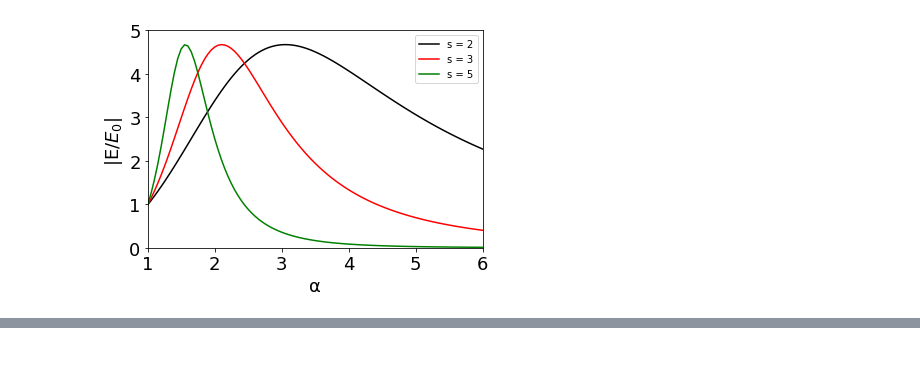
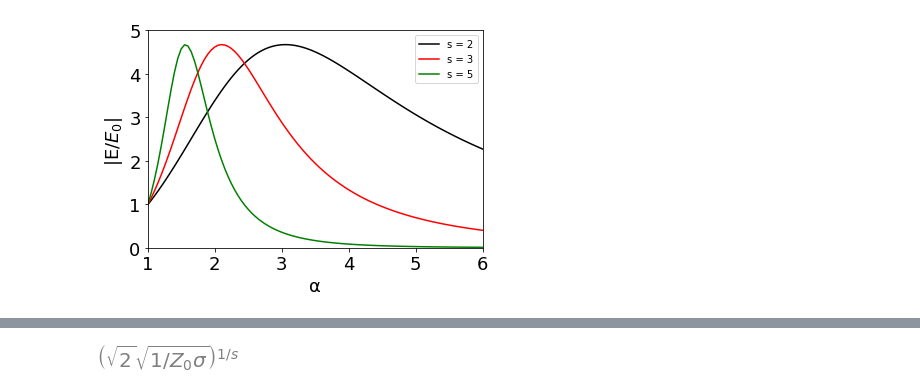
Before and after one commit to ukhtary30/transfer-matrix, a Jupyter notebook: TF.ipynb, the cells around one changed output, grey strips where cells are left out. Cells and saved outputs as stored; diff of their text form; code cells hidden in the pictures; blank space fills up the shorter version.

```diff
--- a/TF.ipynb
+++ b/TF.ipynb
@@ -130,3 +130,14 @@ plt.show()
 # %% [output]
 [figure]
 [figure]
+# %%
+#################################################
+
+# The derivation of the analytical results is given in the supplemental material of the paper. Here we will plot the value of alpha that gives the maximum absorption as a function of s
+
+
+# Let us use sympy
+
+import sympy
+sympy.init_session()
+s, al, Z0, sigm = symbols("s alpha Z0 sigma")
@@ -132,0 +156,9 @@ plt.show()
+# %%
+
+A = 4 * al**(2*s)* Z0 * sigm / (2 + al**(2*s) *Z0 * sigm)**2 # the analytical formula for Absorption
+B = diff(A,al) # derivative of A
+amax = solve(B,al)[0]
+# %%
+amax # the analytical solution of alpha that gives maximum absorption
+# %% [output]
+[figure, added]
```
Also changed, not shown: parts of 2 cells of this notebook.
